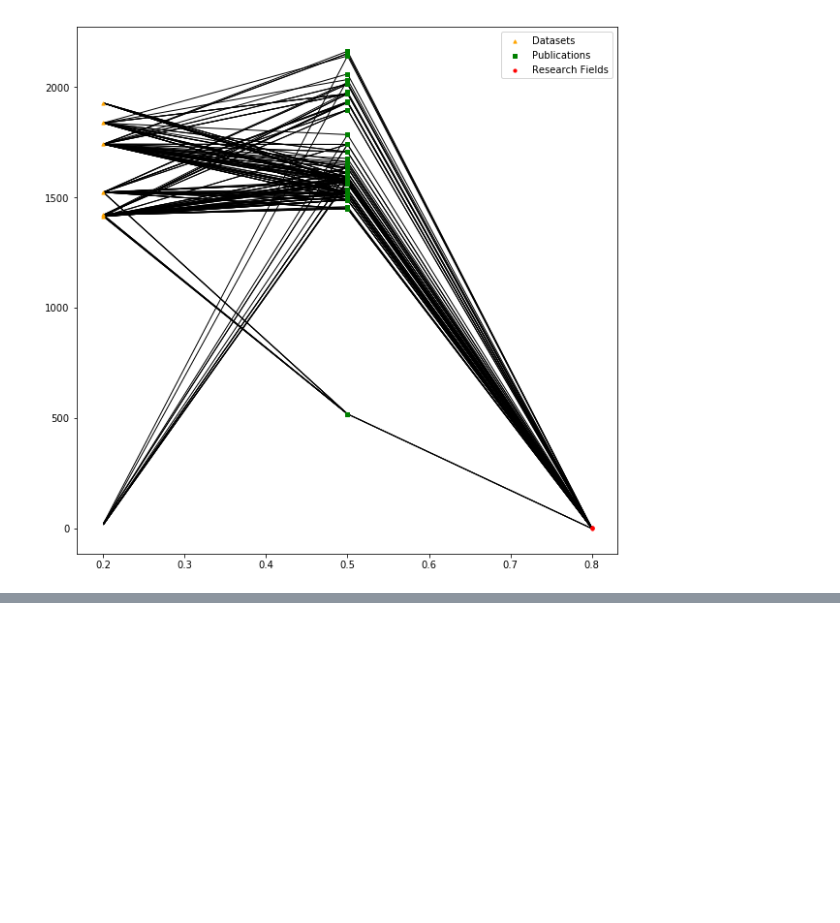
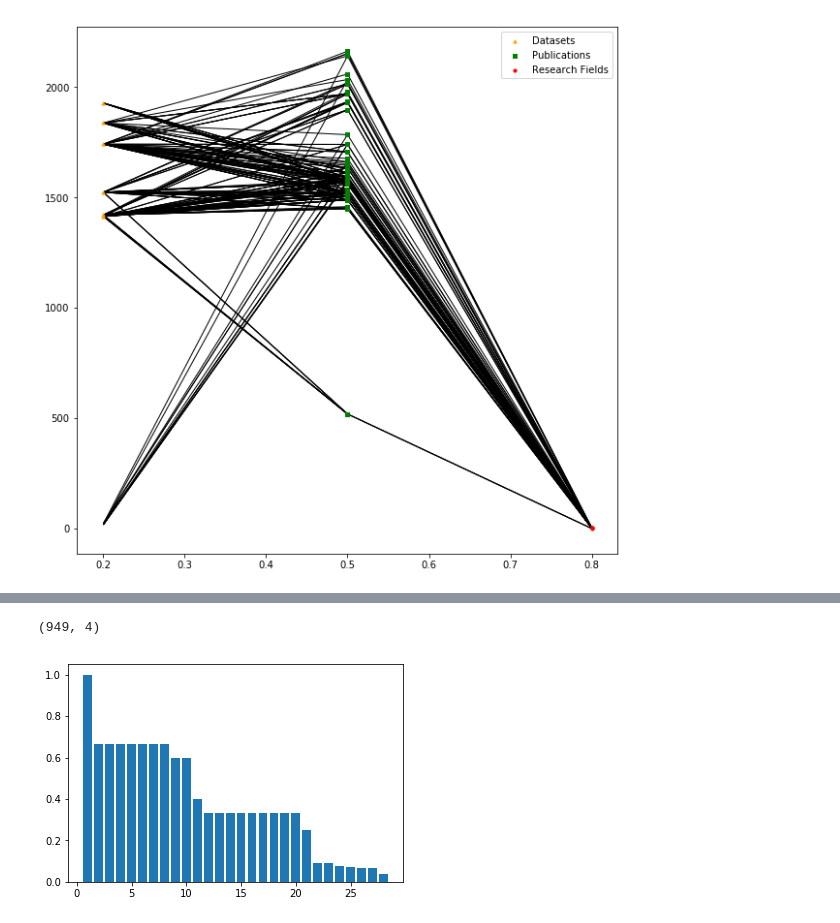
Before and after one commit to rich-context-capstone-2019/Rich-Context-Capstone, a Jupyter notebook: NetworkSimilarity.ipynb, the cells around one changed output, grey strips where cells are left out. Saved outputs shown, nothing was run; the diff lists cells and outputs as text; code cells hidden in the pictures; blank space fills up the shorter version.

```diff
--- a/NetworkSimilarity.ipynb
+++ b/NetworkSimilarity.ipynb
@@ -203,0 +272,10 @@ from networkx.algorithms.community import k_clique_communities
+# %%
+allDatasets = [i for i in G.nodes if(str(i).startswith('data'))]
+sampleDataset = sample(allDatasets, 10)
+for i in sampleDataset:
+    tmp = getJaccard(i, G)
+    if len(tmp)>0:
+        res = getJaccard(i, G)
+        df = pd.DataFrame(res, columns=['x', 'y', 'score']).sort_values(by=['score'], ascending=False).reset_index()
+        display(df.head())
+        break
@@ -203,0 +289,9 @@ from networkx.algorithms.community import k_clique_communities
+# %%
+df.shape
+# %% [output]
+(949, 4)
+# %%
+plt.bar(df.iloc[1:].index, df.iloc[1:].score)
+plt.show()
+# %% [output]
+[figure, added]
```
Also changed, not shown: parts of 25 cells of this notebook.
